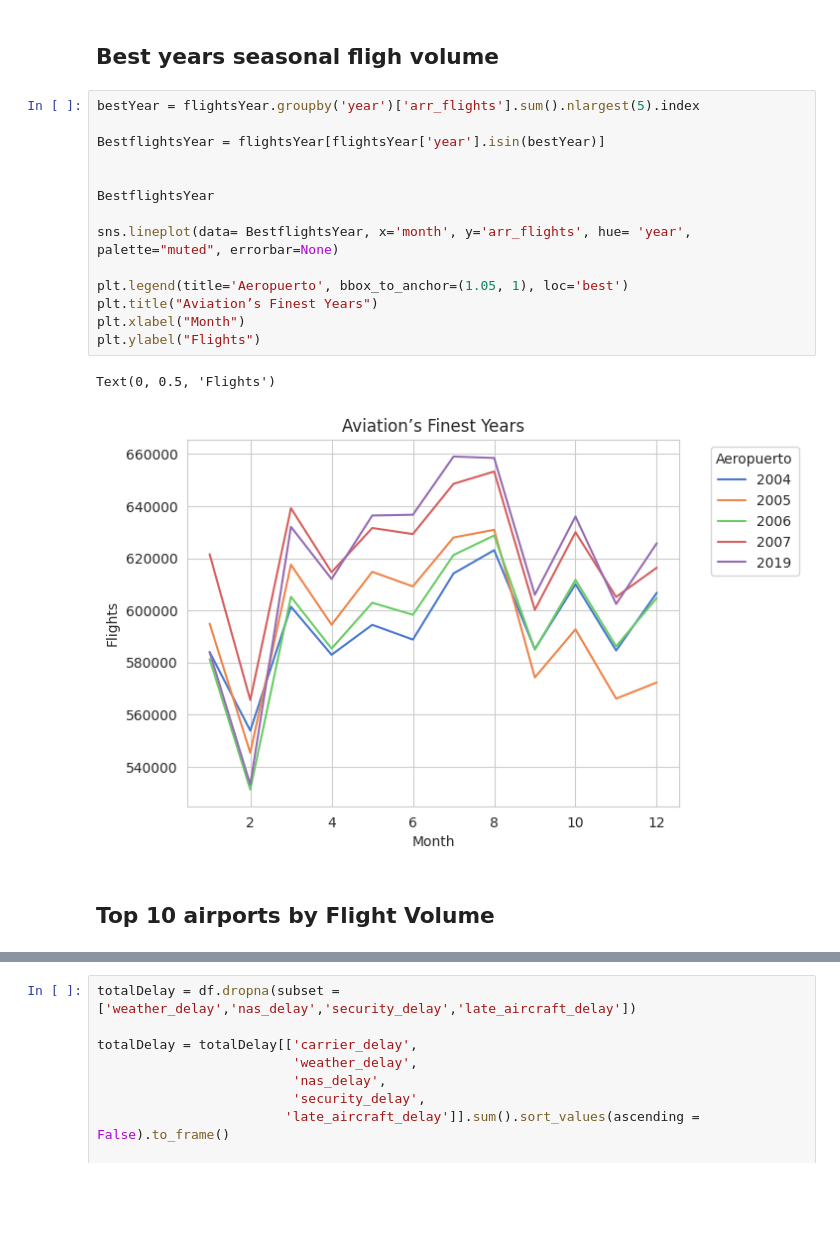
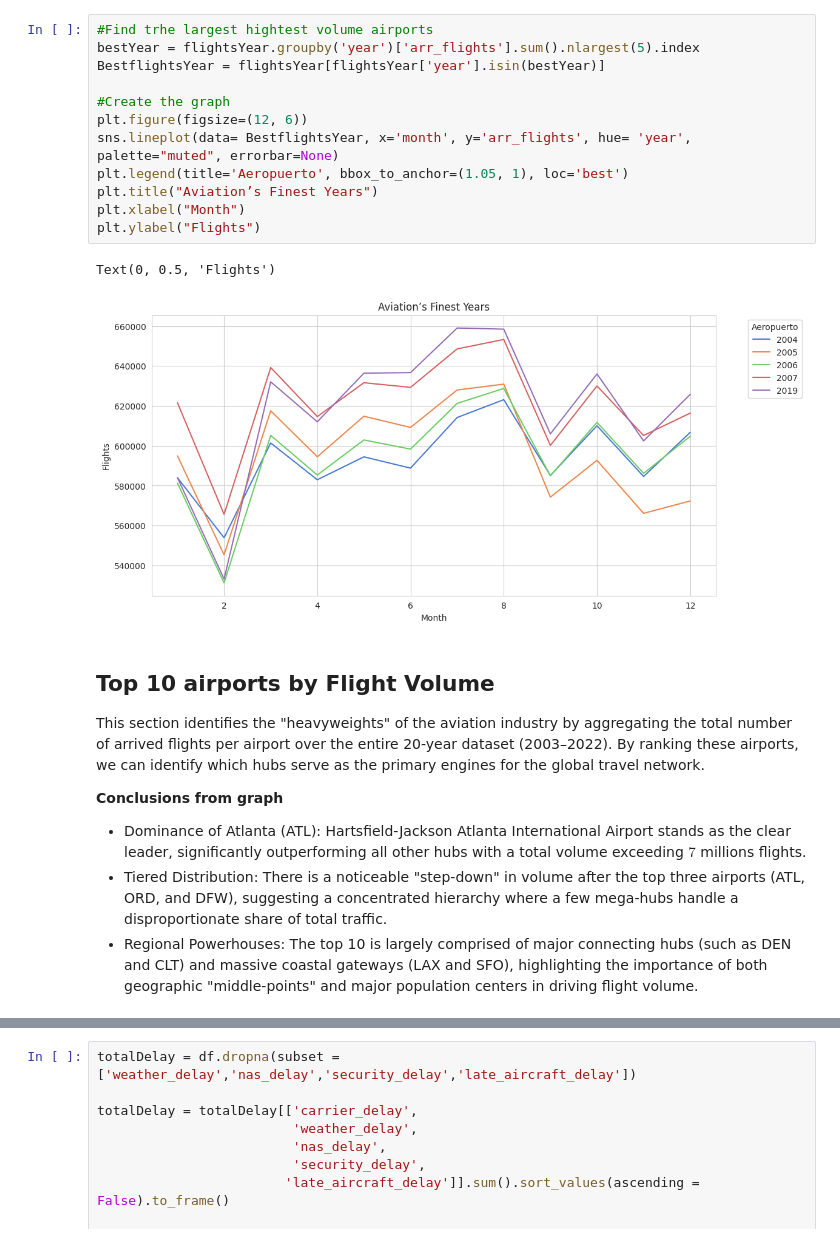
Before and after one commit to vydibot/-Flights-Analysis, a Jupyter notebook: flights-analysis.ipynb, the cells around one changed output, grey strips where cells are left out. Saved outputs shown, nothing was run; the diff lists cells and outputs as text; blank space fills up the shorter version.

```diff
--- a/flights-analysis.ipynb
+++ b/flights-analysis.ipynb
@@ -105,22 +161,26 @@ Text(0, 0.5, 'Flights')
-# %% [markdown]
-## **Best years seasonal fligh volume**
 # %%
+#Find trhe largest hightest volume airports
 bestYear = flightsYear.groupby('year')['arr_flights'].sum().nlargest(5).index
-
 BestflightsYear = flightsYear[flightsYear['year'].isin(bestYear)]
 
-
-BestflightsYear
-
+#Create the graph
+plt.figure(figsize=(12, 6))
 sns.lineplot(data= BestflightsYear, x='month', y='arr_flights', hue= 'year', palette="muted", errorbar=None)
-
 plt.legend(title='Aeropuerto', bbox_to_anchor=(1.05, 1), loc='best')
 plt.title("Aviation’s Finest Years")
 plt.xlabel("Month")
 plt.ylabel("Flights")
 # %% [output]
 Text(0, 0.5, 'Flights')
-[figure, old version]
+[figure, new version]
-# %% [markdown]
-## **Top 10 airports by Flight Volume**
+# %% [markdown]
+## **Top 10 airports by Flight Volume**
+
+This section identifies the "heavyweights" of the aviation industry by aggregating the total number of arrived flights per airport over the entire 20-year dataset (2003–2022). By ranking these airports, we can identify which hubs serve as the primary engines for the global travel network.
+
+**Conclusions from graph**
+
+- Dominance of Atlanta (ATL): Hartsfield-Jackson Atlanta International Airport stands as the clear leader, significantly outperforming all other hubs with a total volume exceeding $7$ millions flights.
+- Tiered Distribution: There is a noticeable "step-down" in volume after the top three airports (ATL, ORD, and DFW), suggesting a concentrated hierarchy where a few mega-hubs handle a disproportionate share of total traffic.
+- Regional Powerhouses: The top 10 is largely comprised of major connecting hubs (such as DEN and CLT) and massive coastal gateways (LAX and SFO), highlighting the importance of both geographic "middle-points" and major population centers in driving flight volume.
 # %%
```
Also changed, not shown: parts of 31 cells of this notebook.
